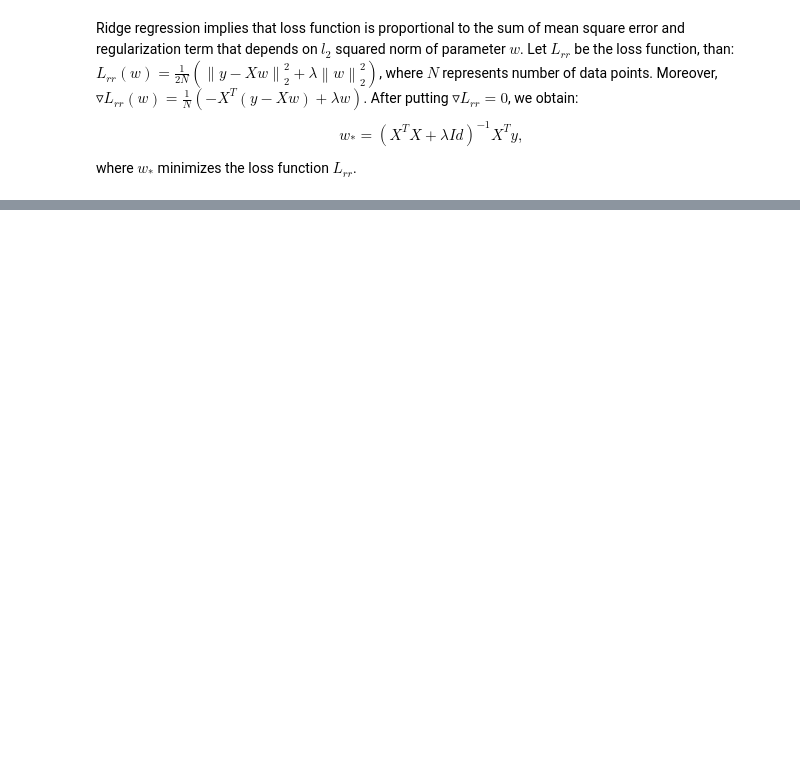
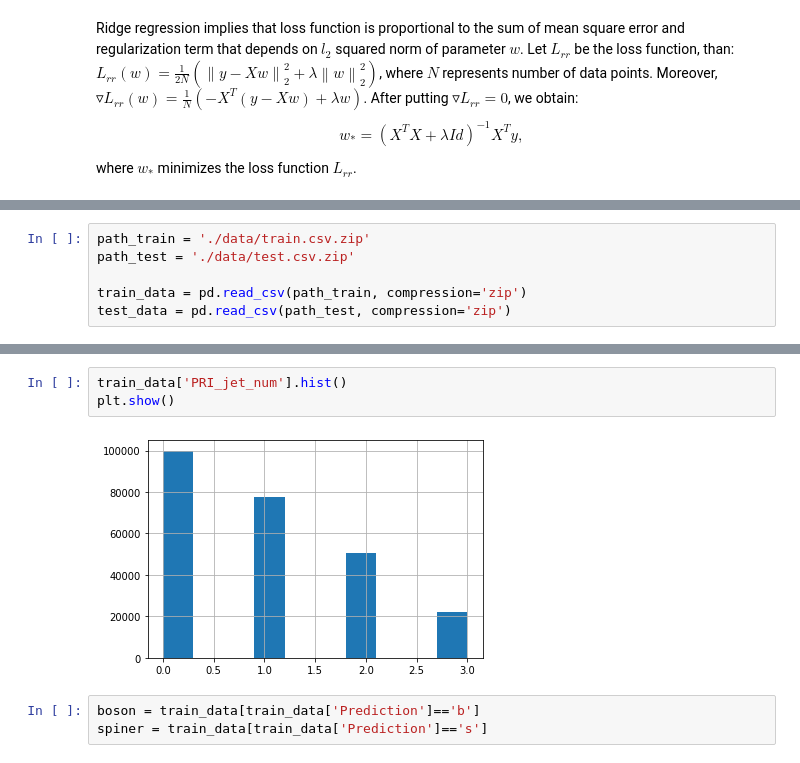
Before and after one commit to Tesa27/ML_project1, a Jupyter notebook: implementations.ipynb, the cells around one changed output, grey strips where cells are left out. Saved outputs shown, nothing was run; the diff lists cells and outputs as text; blank space fills up the shorter version.

Commit message:
First stage of training

```diff
--- a/implementations.ipynb
+++ b/implementations.ipynb
@@ -80,0 +245,6 @@ def reg logistic regression(y, tx, lambda_ ,initial w, max_iters, gamma):
+# %%
+path_train = './data/train.csv.zip'
+path_test = './data/test.csv.zip'
+
+train_data = pd.read_csv(path_train, compression='zip')
+test_data = pd.read_csv(path_test, compression='zip')
@@ -80,0 +296,8 @@ def reg logistic regression(y, tx, lambda_ ,initial w, max_iters, gamma):
+# %%
+train_data['PRI_jet_num'].hist()
+plt.show()
+# %% [output]
+[figure, added]
+# %%
+boson = train_data[train_data['Prediction']=='b']
+spiner = train_data[train_data['Prediction']=='s']
```
Also changed, not shown: parts of 36 cells of this notebook.
